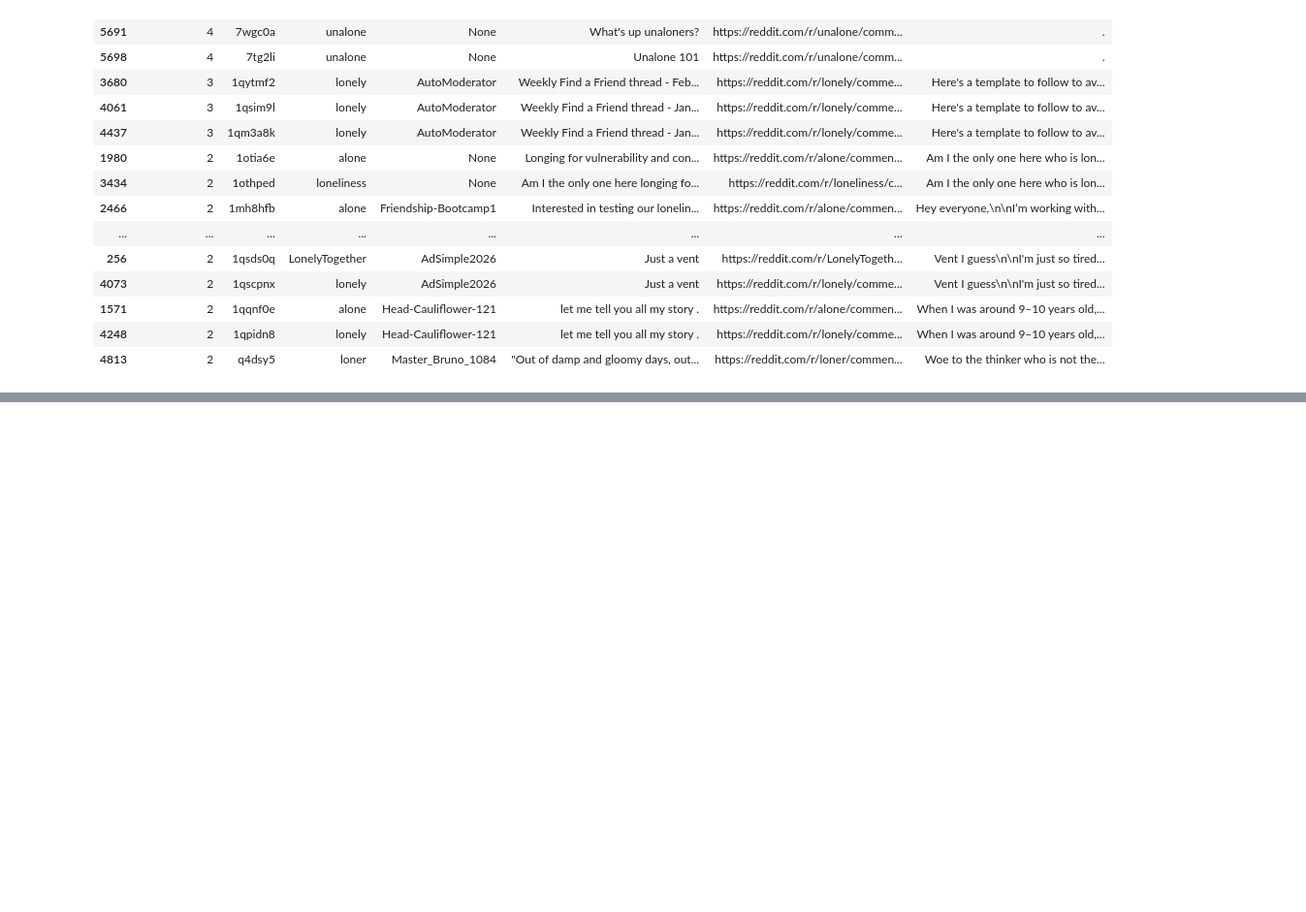
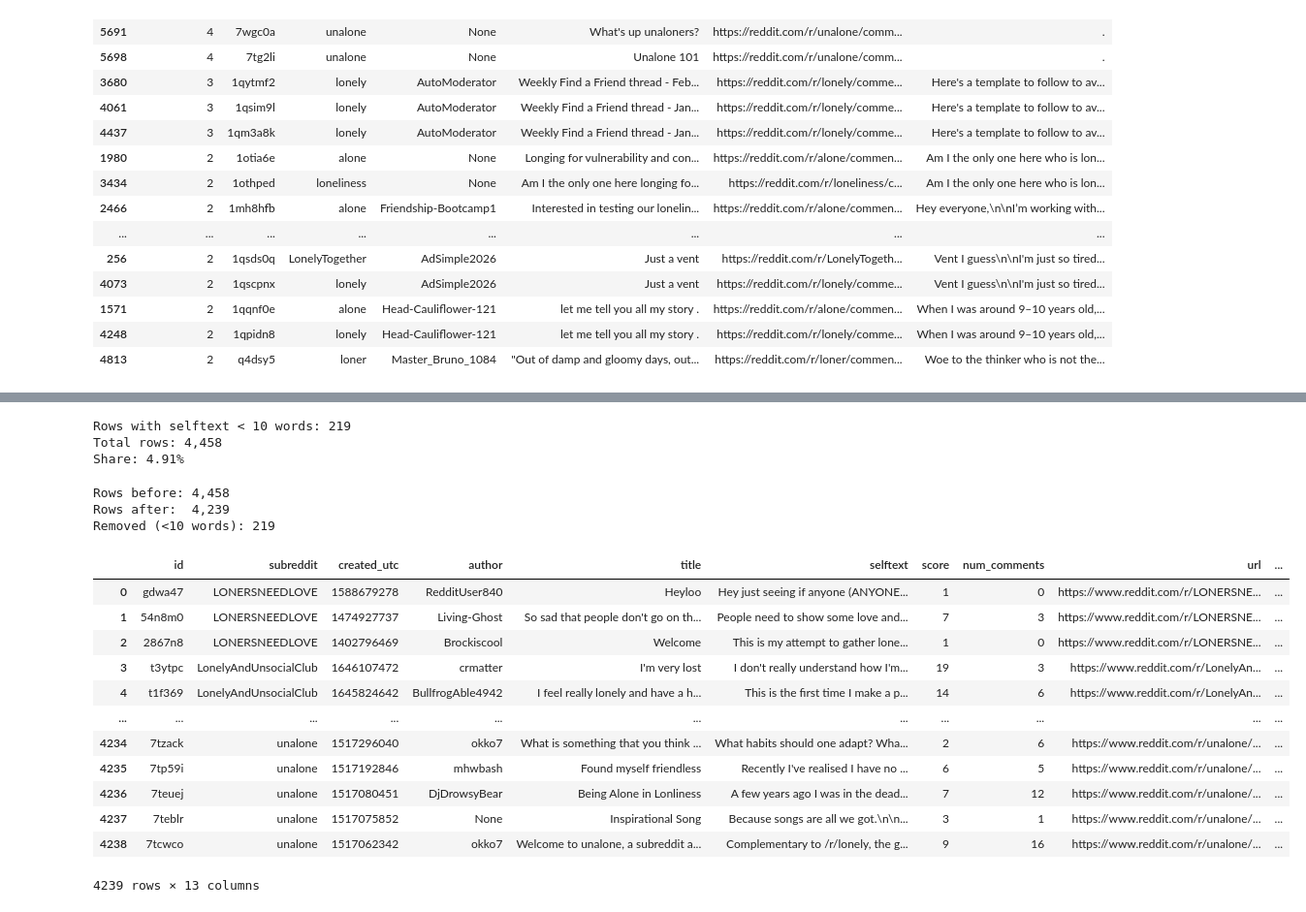
Before and after one commit to laelgelc/cl_st1_andressa, a Jupyter notebook: cl_st1_ph2_andressa/cl_st1_ph2_andressa.ipynb, the cells around one changed output, grey strips where cells are left out. Shown at 97% size. Cells and saved outputs as stored; diff of their text form; code cells hidden in the pictures; blank space fills up the shorter version.

```diff
--- a/cl_st1_ph2_andressa/cl_st1_ph2_andressa.ipynb
+++ b/cl_st1_ph2_andressa/cl_st1_ph2_andressa.ipynb
@@ -100,0 +162,57 @@ Distinct duplicated selftext values: 24
+# %%
+import re
+
+word_counts = (
+    df_reddit_posts["selftext"]
+    .astype(str)
+    .str.findall(r"\b\w+\b")
+    .str.len()
+)
+
+n_lt10 = int((word_counts < 10).sum())
+n_total = int(len(word_counts))
+
+print(f"Rows with selftext < 10 words: {n_lt10:,}")
+print(f"Total rows: {n_total:,}")
+print(f"Share: {n_lt10 / n_total:.2%}")
+# %% [output]
+Rows with selftext < 10 words: 219
+Total rows: 4,458
+Share: 4.91%
+# %%
+# Drop rows where selftext has < 10 words (based on the same tokenization used above)
+before_rows = len(df_reddit_posts)
+
+word_counts = (
+    df_reddit_posts["selftext"]
+    .astype(str)
+    .str.findall(r"\b\w+\b")
+    .str.len()
+)
+
+df_reddit_posts = df_reddit_posts.loc[word_counts >= 10].reset_index(drop=True)
+
+after_rows = len(df_reddit_posts)
+
+print(f"Rows before: {before_rows:,}")
+print(f"Rows after:  {after_rows:,}")
+print(f"Removed (<10 words): {before_rows - after_rows:,}")
+
+df_reddit_posts
+# %% [output]
+Rows before: 4,458
+Rows after:  4,239
+Removed (<10 words): 219
+|  | id | subreddit | created_utc | author | title | selftext | score | num_comments | url | ... |
+| 0 | gdwa47 | LONERSNEEDLOVE | 1588679278 | RedditUser840 | Heyloo | Hey just seeing if anyone (ANYONE... | 1 | 0 | https://www.reddit.com/r/LONERSNE... | ... |
+| 1 | 54n8m0 | LONERSNEEDLOVE | 1474927737 | Living-Ghost | So sad that people don't go on th... | People need to show some love and... | 7 | 3 | https://www.reddit.com/r/LONERSNE... | ... |
+| 2 | 2867n8 | LONERSNEEDLOVE | 1402796469 | Brockiscool | Welcome | This is my attempt to gather lone... | 1 | 0 | https://www.reddit.com/r/LONERSNE... | ... |
+| 3 | t3ytpc | LonelyAndUnsocialClub | 1646107472 | crmatter | I'm very lost | I don't really understand how I'm... | 19 | 3 | https://www.reddit.com/r/LonelyAn... | ... |
+| 4 | t1f369 | LonelyAndUnsocialClub | 1645824642 | BullfrogAble4942 | I feel really lonely and have a h... | This is the first time I make a p... | 14 | 6 | https://www.reddit.com/r/LonelyAn... | ... |
+| ... | ... | ... | ... | ... | ... | ... | ... | ... | ... | ... |
+| 4234 | 7tzack | unalone | 1517296040 | okko7 | What is something that you think ... | What habits should one adapt? Wha... | 2 | 6 | https://www.reddit.com/r/unalone/... | ... |
+| 4235 | 7tp59i | unalone | 1517192846 | mhwbash | Found myself friendless | Recently I've realised I have no ... | 6 | 5 | https://www.reddit.com/r/unalone/... | ... |
+| 4236 | 7teuej | unalone | 1517080451 | DjDrowsyBear | Being Alone in Lonliness | A few years ago I was in the dead... | 7 | 12 | https://www.reddit.com/r/unalone/... | ... |
+| 4237 | 7teblr | unalone | 1517075852 | None | Inspirational Song | Because songs are all we got.\n\n... | 3 | 1 | https://www.reddit.com/r/unalone/... | ... |
+| 4238 | 7tcwco | unalone | 1517062342 | okko7 | Welcome to unalone, a subreddit a... | Complementary to /r/lonely, the g... | 9 | 16 | https://www.reddit.com/r/unalone/... | ... |
+4239 rows × 13 columns
```
Also changed, not shown: parts of 30 cells of this notebook, 36 other files.
